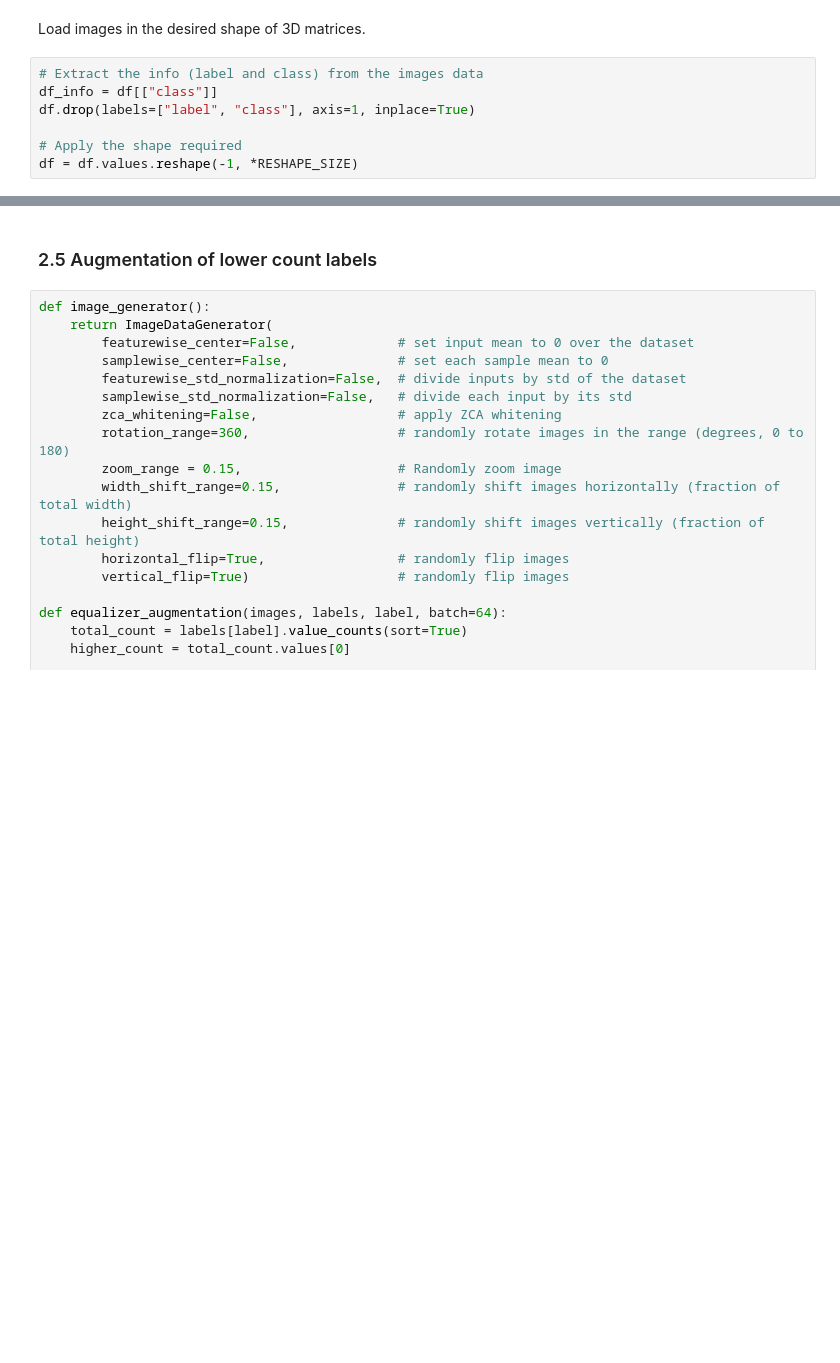
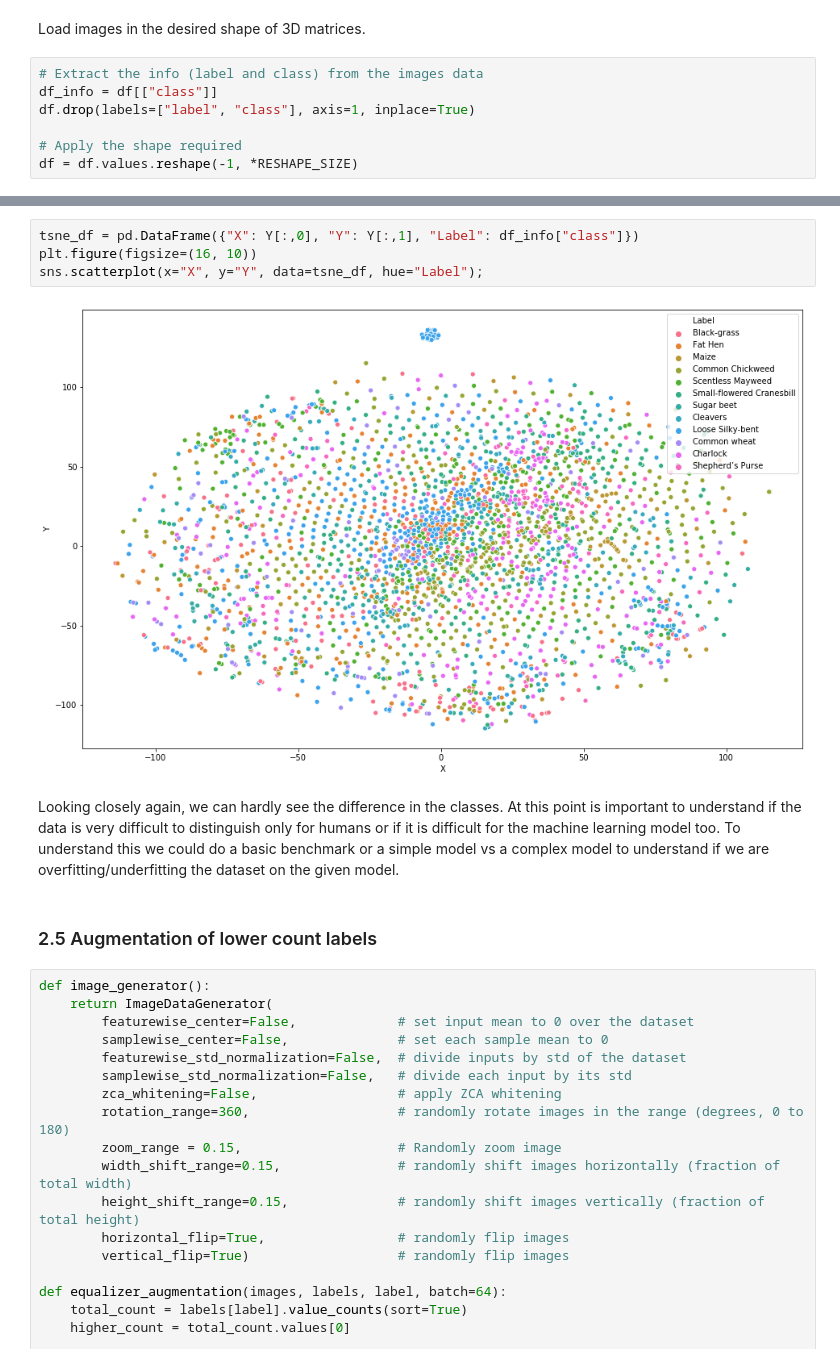
Before and after one commit to jgdelrio/tutorials, a Jupyter notebook: ComputerVision/04_Computer_Vision_Plants_Classification_1.ipynb, the cells around one changed output, grey strips where cells are left out. Cells and saved outputs as stored; diff of their text form; blank space fills up the shorter version.

Commit message:
Overall updates in Computer Vision and libraries (cv_models)

```diff
--- a/ComputerVision/04_Computer_Vision_Plants_Classification_1.ipynb
+++ b/ComputerVision/04_Computer_Vision_Plants_Classification_1.ipynb
@@ -270,3 +299,11 @@ fig.set_figwidth(15)
+# %%
+tsne_df = pd.DataFrame({"X": Y[:,0], "Y": Y[:,1], "Label": df_info["class"]})
+plt.figure(figsize=(16, 10))
+sns.scatterplot(x="X", y="Y", data=tsne_df, hue="Label");
+# %% [output]
+[figure, added]
+# %% [markdown]
+Looking closely again, we can hardly see the difference in the classes. At this point is important to understand if the data is very difficult to distinguish only for humans or if it is difficult for the machine learning model too. To understand this we could do a basic benchmark or a simple model vs a complex model to understand if we are overfitting/underfitting the dataset on the given model.
 # %% [markdown]
 ### 2.5 Augmentation of lower count labels
 # %%
```
Also changed, not shown: parts of 19 cells of this notebook, 30 other files.
